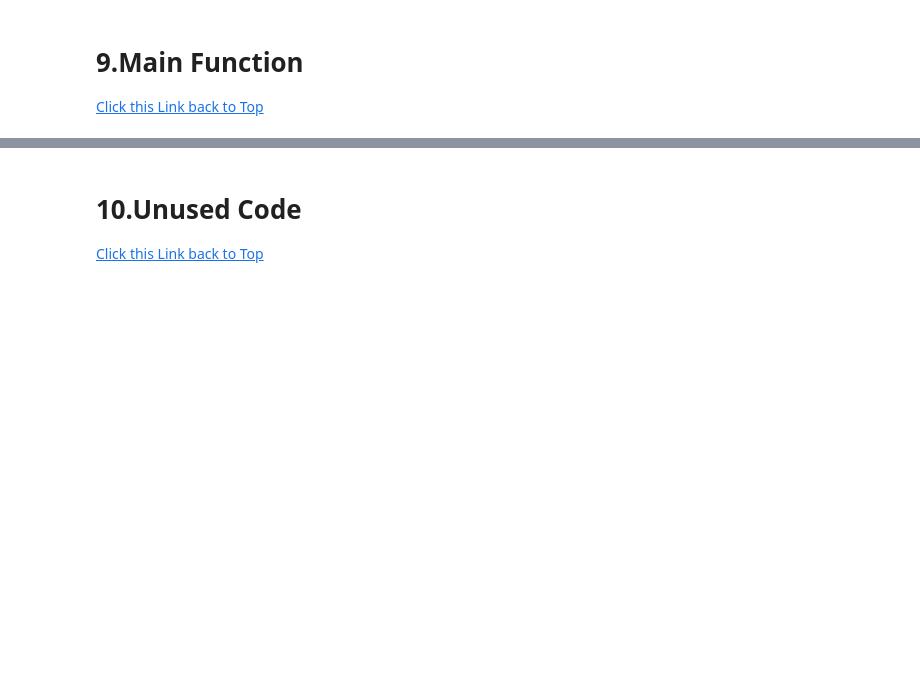
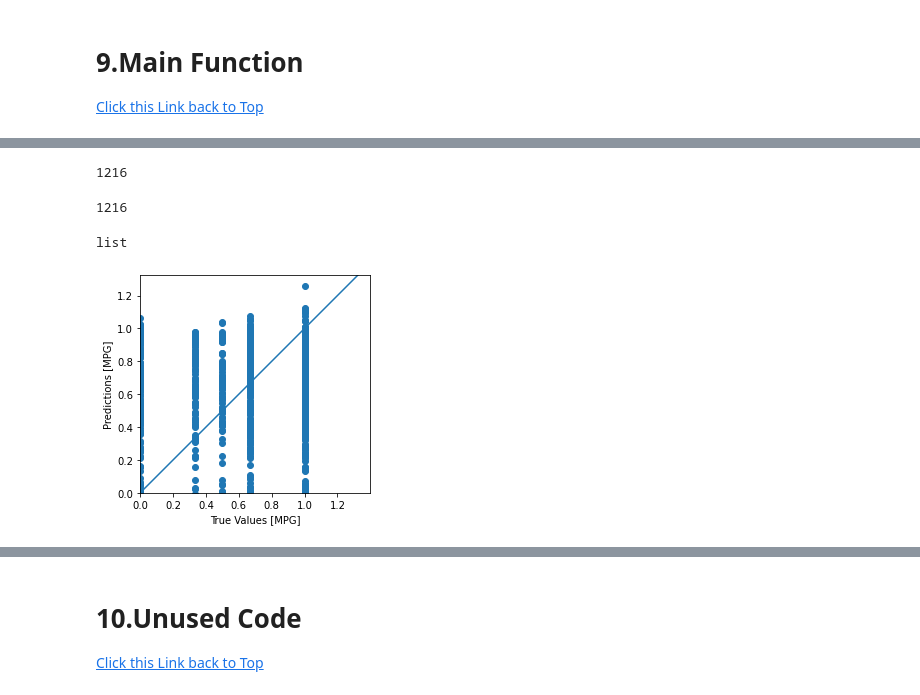
Before and after one commit to L3P3titPrince/40_Google_Q-A, a Jupyter notebook: 30_Google_Q-A.ipynb, the cells around one changed output, grey strips where cells are left out. Saved outputs shown, nothing was run; the diff lists cells and outputs as text; code cells hidden in the pictures; blank space fills up the shorter version.

```diff
--- a/30_Google_Q-A.ipynb
+++ b/30_Google_Q-A.ipynb
@@ -487,15 +675,28 @@ def main_function():
     We use this function to call process one by one.
     """
     pre = preprocess_data()
-    df_raw, X_question_df, X_answer_df, y_question_df, y_answer_df = pre.import_data()
+    df_train_raw, X_question_df, X_answer_df, y_question_df, y_answer_df = pre.import_data("03_data/02_train.csv")
+#     df_test_raw, X_q_test_df, X_a_test_df, y_q_test_df, y_a_test_df = pre.import_data("03_data/03_test.csv")
 
     clean = clean_data()
     question_cleaned_df = clean.clean_process(X_question_df, column_1 ='question')
     answer_cleaned_df = clean.clean_process(X_answer_df, column_1='answer')
+#     q_test_cleaned_df = clean.clean_process(X_q_test_df, column_1 ='question')
+#     a_test_cleaned_df = clean.clean_process(X_a_test_df, column_1='answer')
 
     eda_class = eda_data()
     # eda_class.question_plot(y_question_df)
     # question_padded have shape (6079,100) can be used in fewer embedding
-    question_padded = eda_class.tokenize_plot(question_cleaned_df, answer_cleaned_df)
+    question_padded, question_cleaned_df, word_index = eda_class.tokenize_plot(question_cleaned_df, answer_cleaned_df)
+    # get question label
+    y_label_df = eda_class.label_feature(y_question_df)
+#     q_test_padded, q_test_cleaned_df = eda_class.tokenize_plot(q_test_cleaned_df, a_test_cleaned_df)
+#     # get question label
+#     y_label_test_df = eda_class.label_feature(y_q_test_df)
 
-    return df_raw, X_question_df, X_answer_df, y_question_df, y_answer_df, question_cleaned_df, answer_cleaned_df, question_padded
+
+    X_train, X_val, y_train, y_val = split_data(question_padded, y_label_df, test_size=0.2)
+
+    history, model_2 = compile_fit(nn_model(word_index), X_train, X_val, y_train, y_val, loss_fun = 'mse', epoch_num=10)
+
+    return question_padded, question_cleaned_df, y_label_df,X_train, X_val, y_train, y_val, history,model_2
@@ -555,0 +764,25 @@ y_question_df.head(5)
+# %%
+len(test_2[:,0])
+# %% [output]
+1216
+# %%
+len(y_val.iloc[:,0])
+# %% [output]
+1216
+# %%
+type(list(y_val.iloc[:,0]))
+# %% [output]
+list
+# %%
+test_predictions = model_2.predict(X_val)
+
+plt.scatter(x = y_val.iloc[:,2].values.flatten(), y = test_predictions[:,2].flatten())
+plt.xlabel('True Values [MPG]')
+plt.ylabel('Predictions [MPG]')
+plt.axis('equal')
+plt.axis('square')
+plt.xlim([0,plt.xlim()[1]])
+plt.ylim([0,plt.ylim()[1]])
+_ = plt.plot([-100, 100], [-100, 100])
+# %% [output]
+[figure, added]
```
Also changed, not shown: parts of 32 cells of this notebook.
